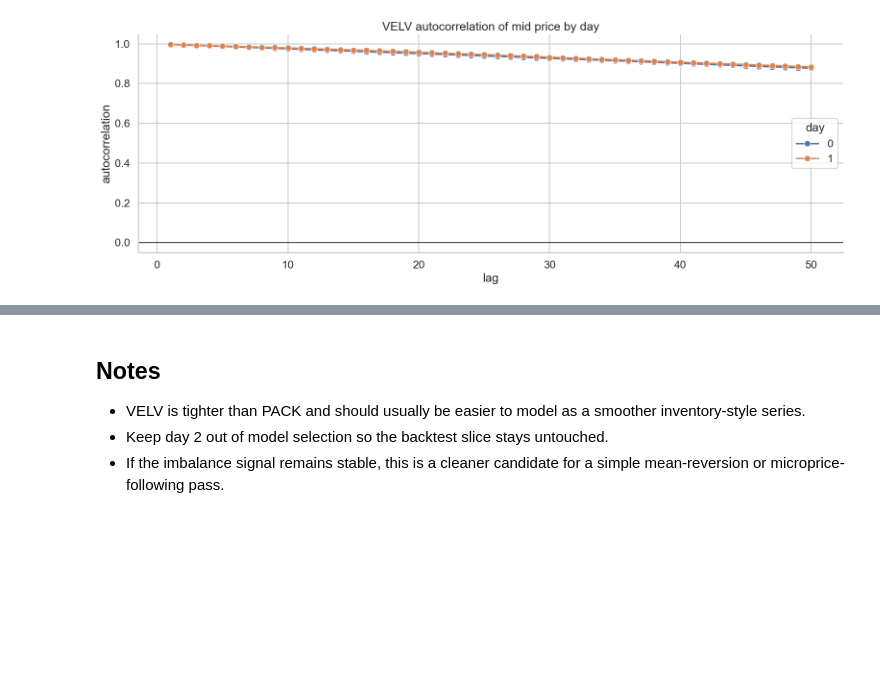
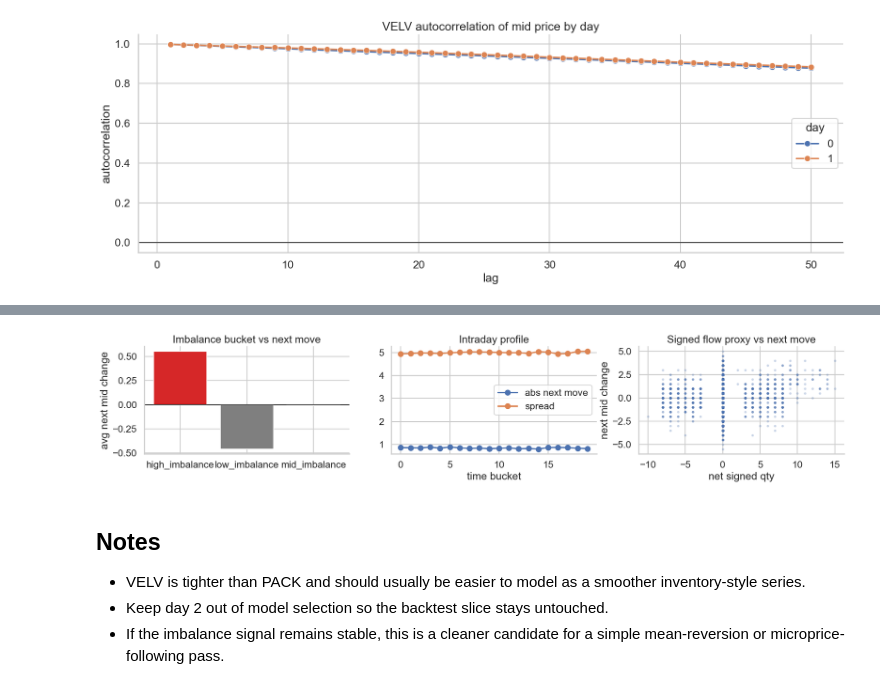
Before and after one commit to EricLuGHub/data-stream-simulation-lab, a Jupyter notebook: R3/analysis/velv_analysis.ipynb, the cells around one changed output, grey strips where cells are left out. Drawn from its saved outputs; the diff is of its cells as text; code cells hidden in the pictures; blank space fills up the shorter version.

```diff
--- a/R3/analysis/velv_analysis.ipynb
+++ b/R3/analysis/velv_analysis.ipynb
@@ -287,3 +287,91 @@ VELV lag / price relationship table:
 | 1 | 1 | 0.283810 | 0.998009 | -0.224877 |
 [figure]
 [figure]
+# %%
+# Additional signal diagnostics for VELV (days 0-1 only)
+
+velv_diag = book[['day', 'timestamp', 'mid_price', 'spread', 'imbalance', 'next_mid_change']].copy()
+velv_diag['abs_next_mid_change'] = velv_diag['next_mid_change'].abs()
+
+velv_trade_sign = np.sign(trade_mid['edge_vs_mid'].fillna(0))
+velv_flow = (
+    trade_mid.assign(trade_sign=velv_trade_sign, signed_qty=velv_trade_sign * trade_mid['quantity'])
+    .groupby(['day', 'timestamp'])
+    .agg(net_signed_qty=('signed_qty', 'sum'), trade_count=('trade_sign', 'size'))
+    .reset_index()
+)
+
+velv_diag = velv_diag.merge(velv_flow, on=['day', 'timestamp'], how='left')
+velv_diag[['net_signed_qty', 'trade_count']] = velv_diag[['net_signed_qty', 'trade_count']].fillna(0)
+
+q10, q90 = velv_diag['imbalance'].quantile([0.10, 0.90])
+if q10 < q90:
+    velv_diag['imb_bucket'] = np.select(
+        [velv_diag['imbalance'] <= q10, velv_diag['imbalance'] >= q90],
+        ['low_imbalance', 'high_imbalance'],
+        default='mid_imbalance',
+    )
+else:
+    velv_diag['imb_bucket'] = np.select(
+        [velv_diag['imbalance'] < 0, velv_diag['imbalance'] > 0],
+        ['low_imbalance', 'high_imbalance'],
+        default='mid_imbalance',
+    )
+
+velv_imb_event = (
+    velv_diag.groupby('imb_bucket', observed=True)
+    .agg(
+        n_obs=('timestamp', 'size'),
+        avg_next_mid_change=('next_mid_change', 'mean'),
+        avg_abs_next_mid_change=('abs_next_mid_change', 'mean'),
+    )
+    .reset_index()
+)
+
+velv_diag['t_bucket'] = pd.cut(velv_diag['timestamp'], bins=20, labels=False, include_lowest=True)
+velv_intraday = (
+    velv_diag.groupby('t_bucket')
+    .agg(
+        avg_spread=('spread', 'mean'),
+        avg_abs_next_mid_change=('abs_next_mid_change', 'mean'),
+        avg_trade_count=('trade_count', 'mean'),
+        avg_abs_imbalance=('imbalance', lambda s: s.abs().mean()),
+    )
+    .reset_index()
+)
+
+# Mean-reversion speed proxy via lag-1 autocorrelation of returns
+ret = velv_diag['next_mid_change'].dropna().reset_index(drop=True)
+ret_lag = ret.shift(1)
+valid = pd.DataFrame({'ret': ret, 'ret_lag': ret_lag}).dropna()
+if len(valid) > 10:
+    beta = np.polyfit(valid['ret_lag'], valid['ret'], 1)[0]
+else:
+    beta = np.nan
+
+print('VELV imbalance event study:')
+display(velv_imb_event)
+print('VELV intraday bucket diagnostics (first 10 rows):')
+display(velv_intraday.head(10))
+print('VELV return AR(1) beta (next_mid_change on lagged change):', round(float(beta), 4) if pd.notna(beta) else None)
+
+fig, axes = plt.subplots(1, 3, figsize=(18, 4))
+
+axes[0].bar(velv_imb_event['imb_bucket'], velv_imb_event['avg_next_mid_change'], color=['#d62728', '#7f7f7f', '#1f77b4'])
+axes[0].axhline(0, color='black', lw=1)
+axes[0].set_title('Imbalance bucket vs next move')
+axes[0].set_ylabel('avg next mid change')
+
+axes[1].plot(velv_intraday['t_bucket'], velv_intraday['avg_abs_next_mid_change'], marker='o', label='abs next move')
+axes[1].plot(velv_intraday['t_bucket'], velv_intraday['avg_spread'], marker='o', label='spread')
+axes[1].set_title('Intraday profile')
+axes[1].set_xlabel('time bucket')
+axes[1].legend()
+
+axes[2].scatter(velv_diag['net_signed_qty'], velv_diag['next_mid_change'], s=8, alpha=0.2)
+axes[2].set_title('Signed flow proxy vs next move')
+axes[2].set_xlabel('net signed qty')
+axes[2].set_ylabel('next mid change')
+
+plt.tight_layout()
+# %% [output]
@@ -290,3 +396,4 @@ VELV lag / price relationship table:
+[figure, added]
 # %% [markdown]
 ## Notes
 
```
Also changed, not shown: parts of 1 cell of this notebook, 24 other files.
